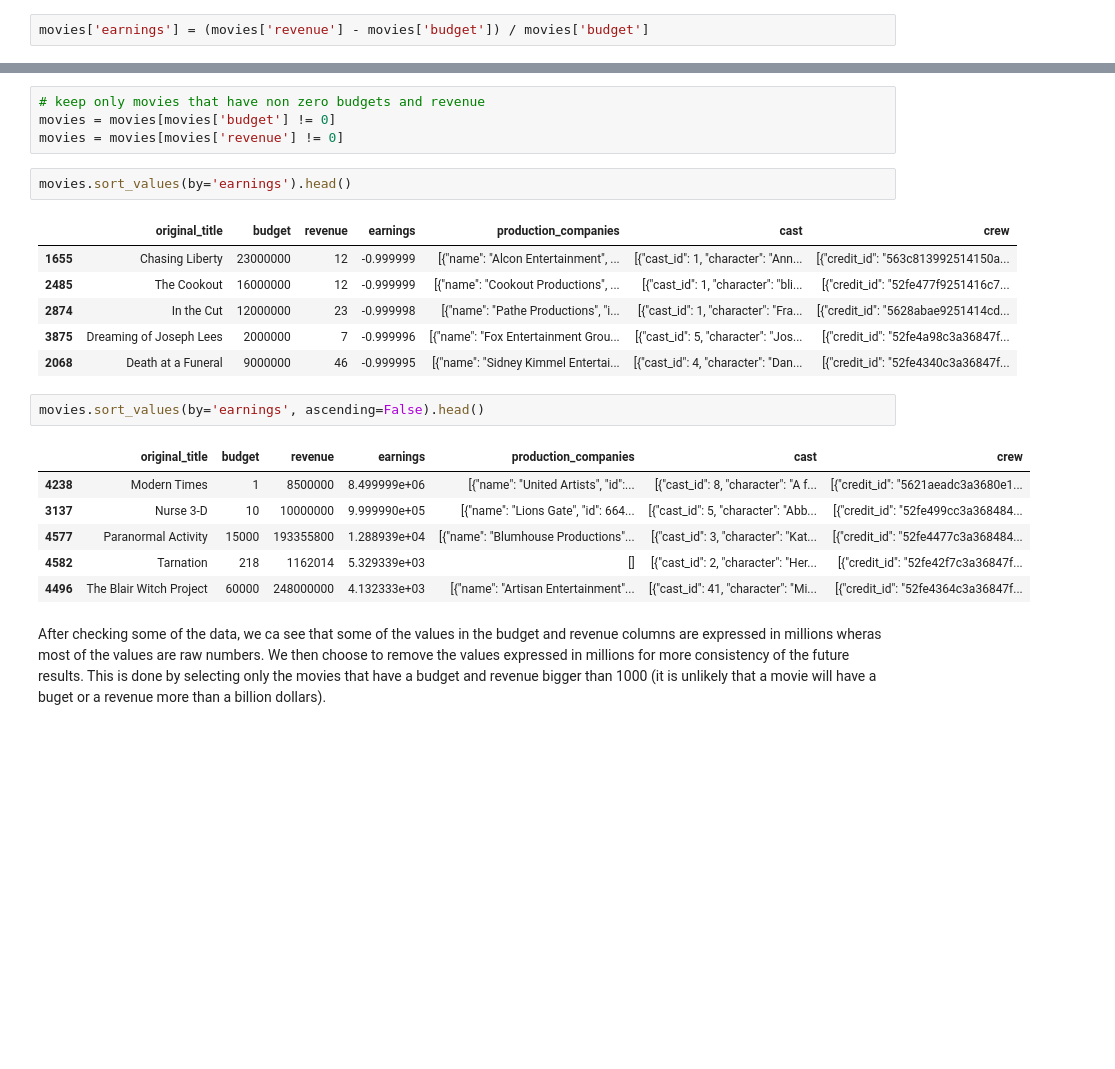
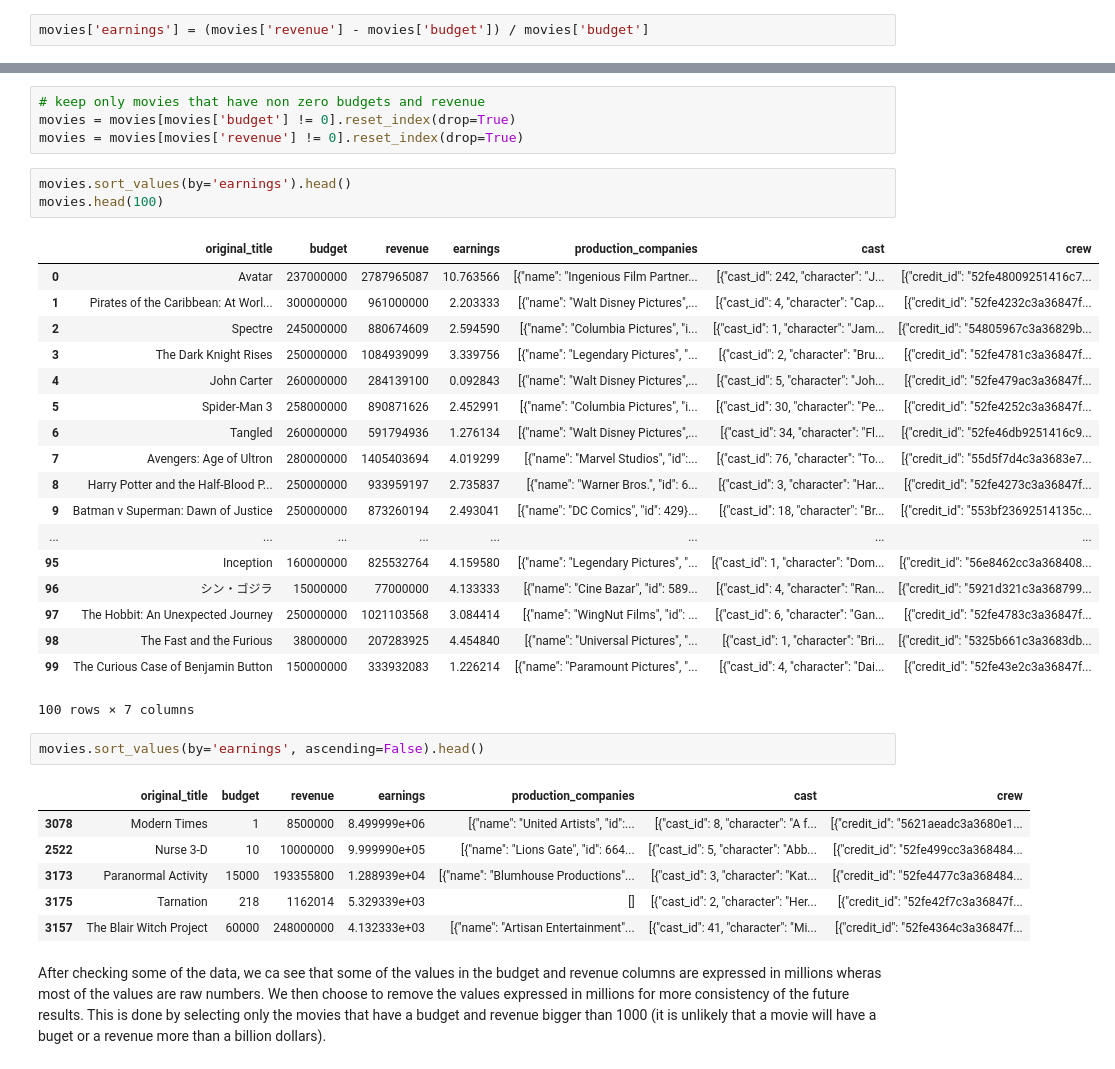
Before and after one commit to rocari96/NTDS-project, a Jupyter notebook: notebook.ipynb, the cells around one changed output, grey strips where cells are left out. Saved outputs shown, nothing was run; the diff lists cells and outputs as text; blank space fills up the shorter version.

```diff
--- a/notebook.ipynb
+++ b/notebook.ipynb
@@ -48,25 +68,38 @@ movies = movies[['original_title', 'budget', 'revenue', 'earnings', 'production_
 # %%
 # keep only movies that have non zero budgets and revenue
-movies = movies[movies['budget'] != 0]
-movies = movies[movies['revenue'] != 0]
+movies = movies[movies['budget'] != 0].reset_index(drop=True)
+movies = movies[movies['revenue'] != 0].reset_index(drop=True)
 # %%
 movies.sort_values(by='earnings').head()
+movies.head(100)
 # %% [output]
 |  | original_title | budget | revenue | earnings | production_companies | cast | crew |
-| 1655 | Chasing Liberty | 23000000 | 12 | -0.999999 | [{"name": "Alcon Entertainment", ... | [{"cast_id": 1, "character": "Ann... | [{"credit_id": "563c813992514150a... |
-| 2485 | The Cookout | 16000000 | 12 | -0.999999 | [{"name": "Cookout Productions", ... | [{"cast_id": 1, "character": "bli... | [{"credit_id": "52fe477f9251416c7... |
-| 2874 | In the Cut | 12000000 | 23 | -0.999998 | [{"name": "Pathe Productions", "i... | [{"cast_id": 1, "character": "Fra... | [{"credit_id": "5628abae9251414cd... |
-| 3875 | Dreaming of Joseph Lees | 2000000 | 7 | -0.999996 | [{"name": "Fox Entertainment Grou... | [{"cast_id": 5, "character": "Jos... | [{"credit_id": "52fe4a98c3a36847f... |
-| 2068 | Death at a Funeral | 9000000 | 46 | -0.999995 | [{"name": "Sidney Kimmel Entertai... | [{"cast_id": 4, "character": "Dan... | [{"credit_id": "52fe4340c3a36847f... |
+| 0 | Avatar | 237000000 | 2787965087 | 10.763566 | [{"name": "Ingenious Film Partner... | [{"cast_id": 242, "character": "J... | [{"credit_id": "52fe48009251416c7... |
+| 1 | Pirates of the Caribbean: At Worl... | 300000000 | 961000000 | 2.203333 | [{"name": "Walt Disney Pictures",... | [{"cast_id": 4, "character": "Cap... | [{"credit_id": "52fe4232c3a36847f... |
+| 2 | Spectre | 245000000 | 880674609 | 2.594590 | [{"name": "Columbia Pictures", "i... | [{"cast_id": 1, "character": "Jam... | [{"credit_id": "54805967c3a36829b... |
+| 3 | The Dark Knight Rises | 250000000 | 1084939099 | 3.339756 | [{"name": "Legendary Pictures", "... | [{"cast_id": 2, "character": "Bru... | [{"credit_id": "52fe4781c3a36847f... |
+| 4 | John Carter | 260000000 | 284139100 | 0.092843 | [{"name": "Walt Disney Pictures",... | [{"cast_id": 5, "character": "Joh... | [{"credit_id": "52fe479ac3a36847f... |
+| 5 | Spider-Man 3 | 258000000 | 890871626 | 2.452991 | [{"name": "Columbia Pictures", "i... | [{"cast_id": 30, "character": "Pe... | [{"credit_id": "52fe4252c3a36847f... |
+| 6 | Tangled | 260000000 | 591794936 | 1.276134 | [{"name": "Walt Disney Pictures",... | [{"cast_id": 34, "character": "Fl... | [{"credit_id": "52fe46db9251416c9... |
+| 7 | Avengers: Age of Ultron | 280000000 | 1405403694 | 4.019299 | [{"name": "Marvel Studios", "id":... | [{"cast_id": 76, "character": "To... | [{"credit_id": "55d5f7d4c3a3683e7... |
+| 8 | Harry Potter and the Half-Blood P... | 250000000 | 933959197 | 2.735837 | [{"name": "Warner Bros.", "id": 6... | [{"cast_id": 3, "character": "Har... | [{"credit_id": "52fe4273c3a36847f... |
+| 9 | Batman v Superman: Dawn of Justice | 250000000 | 873260194 | 2.493041 | [{"name": "DC Comics", "id": 429}... | [{"cast_id": 18, "character": "Br... | [{"credit_id": "553bf23692514135c... |
+| ... | ... | ... | ... | ... | ... | ... | ... |
+| 95 | Inception | 160000000 | 825532764 | 4.159580 | [{"name": "Legendary Pictures", "... | [{"cast_id": 1, "character": "Dom... | [{"credit_id": "56e8462cc3a368408... |
+| 96 | シン・ゴジラ | 15000000 | 77000000 | 4.133333 | [{"name": "Cine Bazar", "id": 589... | [{"cast_id": 4, "character": "Ran... | [{"credit_id": "5921d321c3a368799... |
+| 97 | The Hobbit: An Unexpected Journey | 250000000 | 1021103568 | 3.084414 | [{"name": "WingNut Films", "id": ... | [{"cast_id": 6, "character": "Gan... | [{"credit_id": "52fe4783c3a36847f... |
+| 98 | The Fast and the Furious | 38000000 | 207283925 | 4.454840 | [{"name": "Universal Pictures", "... | [{"cast_id": 1, "character": "Bri... | [{"credit_id": "5325b661c3a3683db... |
+| 99 | The Curious Case of Benjamin Button | 150000000 | 333932083 | 1.226214 | [{"name": "Paramount Pictures", "... | [{"cast_id": 4, "character": "Dai... | [{"credit_id": "52fe43e2c3a36847f... |
+100 rows × 7 columns
 # %%
 movies.sort_values(by='earnings', ascending=False).head()
 # %% [output]
 |  | original_title | budget | revenue | earnings | production_companies | cast | crew |
-| 4238 | Modern Times | 1 | 8500000 | 8.499999e+06 | [{"name": "United Artists", "id":... | [{"cast_id": 8, "character": "A f... | [{"credit_id": "5621aeadc3a3680e1... |
-| 3137 | Nurse 3-D | 10 | 10000000 | 9.999990e+05 | [{"name": "Lions Gate", "id": 664... | [{"cast_id": 5, "character": "Abb... | [{"credit_id": "52fe499cc3a368484... |
-| 4577 | Paranormal Activity | 15000 | 193355800 | 1.288939e+04 | [{"name": "Blumhouse Productions"... | [{"cast_id": 3, "character": "Kat... | [{"credit_id": "52fe4477c3a368484... |
-| 4582 | Tarnation | 218 | 1162014 | 5.329339e+03 | [] | [{"cast_id": 2, "character": "Her... | [{"credit_id": "52fe42f7c3a36847f... |
-| 4496 | The Blair Witch Project | 60000 | 248000000 | 4.132333e+03 | [{"name": "Artisan Entertainment"... | [{"cast_id": 41, "character": "Mi... | [{"credit_id": "52fe4364c3a36847f... |
+| 3078 | Modern Times | 1 | 8500000 | 8.499999e+06 | [{"name": "United Artists", "id":... | [{"cast_id": 8, "character": "A f... | [{"credit_id": "5621aeadc3a3680e1... |
+| 2522 | Nurse 3-D | 10 | 10000000 | 9.999990e+05 | [{"name": "Lions Gate", "id": 664... | [{"cast_id": 5, "character": "Abb... | [{"credit_id": "52fe499cc3a368484... |
+| 3173 | Paranormal Activity | 15000 | 193355800 | 1.288939e+04 | [{"name": "Blumhouse Productions"... | [{"cast_id": 3, "character": "Kat... | [{"credit_id": "52fe4477c3a368484... |
+| 3175 | Tarnation | 218 | 1162014 | 5.329339e+03 | [] | [{"cast_id": 2, "character": "Her... | [{"credit_id": "52fe42f7c3a36847f... |
+| 3157 | The Blair Witch Project | 60000 | 248000000 | 4.132333e+03 | [{"name": "Artisan Entertainment"... | [{"cast_id": 41, "character": "Mi... | [{"credit_id": "52fe4364c3a36847f... |
 # %% [markdown]
 After checking some of the data, we ca see that some of the values in the budget and revenue columns are expressed in millions wheras most of the values are raw numbers. We then choose to remove the values expressed in millions for more consistency of the future results. This is done by selecting only the movies that have a budget and revenue bigger than 1000 (it is unlikely that a movie will have a buget or a revenue more than a billion dollars).
 # %%
```
Also changed, not shown: parts of 11 cells of this notebook, 1 other file.
